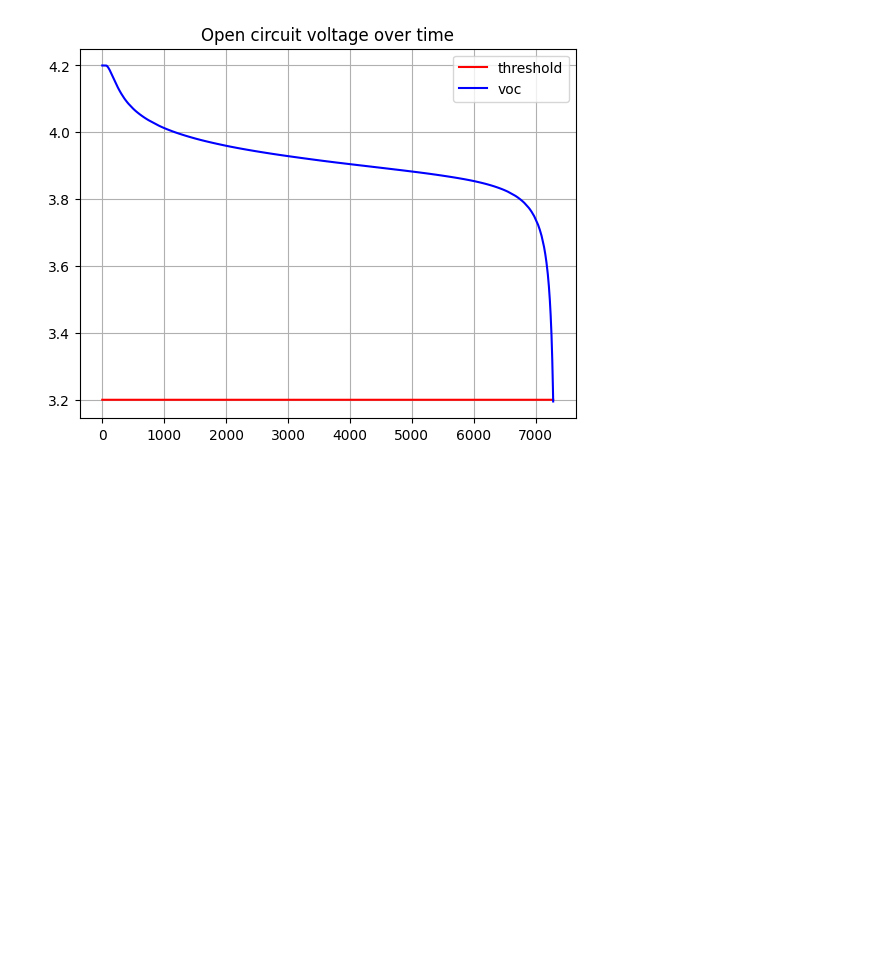
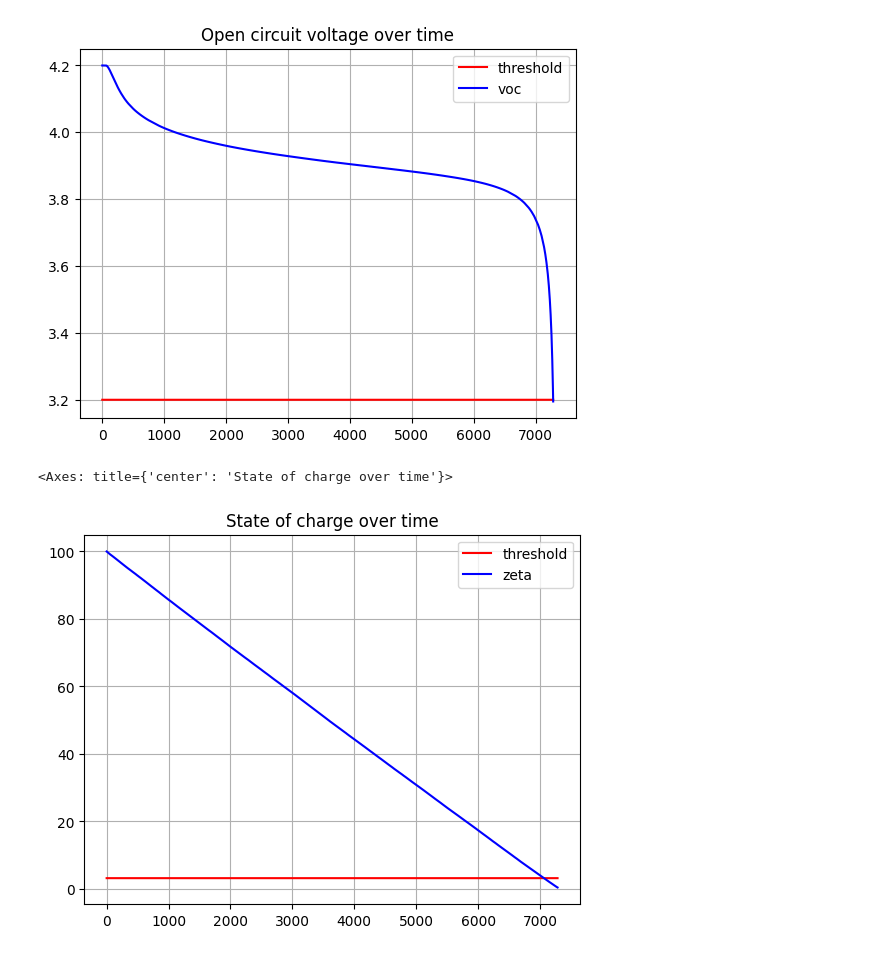
Before and after one commit to douglasmmachado/BatterySoC-Prediction, a Jupyter notebook: NN.ipynb, the cells around one changed output. Drawn from its saved outputs; the diff is of its cells as text; code cells hidden in the pictures; blank space fills up the shorter version.

```diff
--- a/NN.ipynb
+++ b/NN.ipynb
@@ -50,3 +52,10 @@ df_voc.plot(title='Open circuit voltage over time', grid=True, legend=True, colo
 # %% [output]
 <Axes: title={'center': 'Open circuit voltage over time'}>
 [figure]
+# %%
+df_zeta = df_data.zeta[0:7284]
+df_yline = pd.DataFrame([3.2 for x in range(len(df_zeta))], columns=["threshold"]).plot(color='r')
+df_zeta.plot(title='State of charge over time', grid=True, legend=True, color='b')
+# %% [output]
+<Axes: title={'center': 'State of charge over time'}>
+[figure, added]
```
Also changed, not shown: parts of 3 cells of this notebook.
